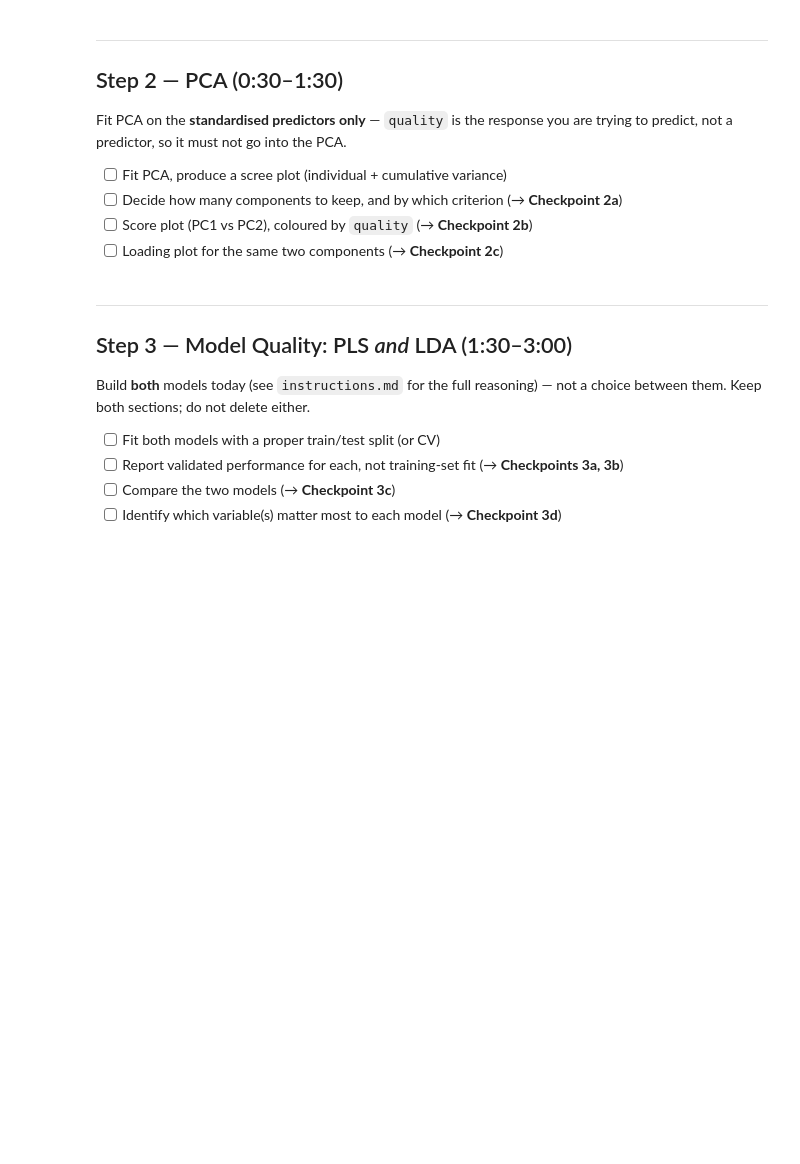
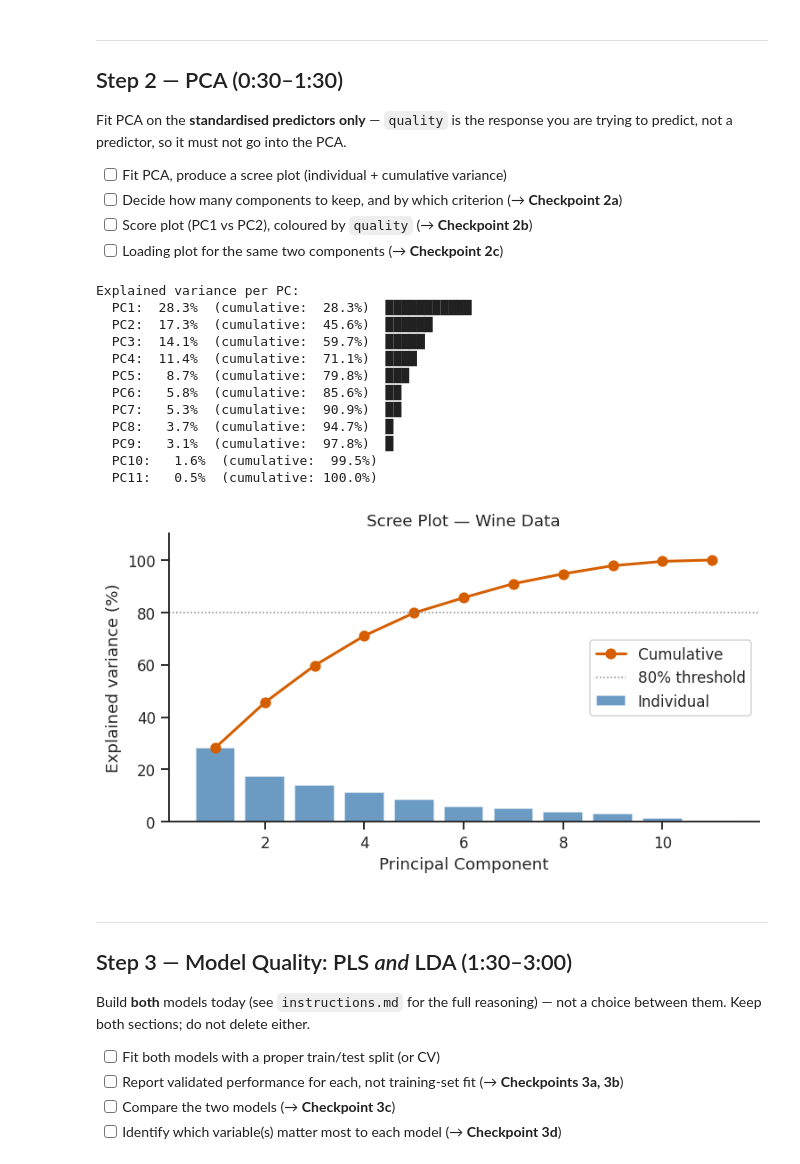
Before and after one commit to fredrik104/1kb570_2026, a Jupyter notebook: Labs/02_modelling_wine_quality/starter_notebook.ipynb, the cells around one changed output. Cells and saved outputs as stored; diff of their text form; code cells hidden in the pictures; blank space fills up the shorter version.

```diff
--- a/Labs/02_modelling_wine_quality/starter_notebook.ipynb
+++ b/Labs/02_modelling_wine_quality/starter_notebook.ipynb
@@ -155,4 +176,15 @@ Amount of rows duplicated:
 # %%
 # TODO: separate predictors (X, the 11 physicochemical columns) from the
 # response (y = quality), then standardise X ready for PCA.
+
+X = df.drop('quality', axis=1)
+#print(X)
+
+scaler = StandardScaler()
+X_scaled = scaler.fit_transform(X)
+
+print('After scaling:')
+print(f'  Mean per variable: {X_scaled.mean(axis=0).round(4)}')
+print(f'  Std  per variable: {X_scaled.std(axis=0).round(4)}')
+
 # Hint: StandardScaler().fit_transform(X) -- do NOT standardise quality itself.
@@ -169,6 +205,43 @@ you are trying to predict, not a predictor, so it must not go into the PCA.
 - [ ] Loading plot for the same two components (→ **Checkpoint 2c**)
 # %%
 # TODO: fit PCA on the standardised predictor matrix
+pca = PCA()
+scores = pca.fit_transform(X_scaled)
+
+explained = pca.explained_variance_ratio_
+cumulative = np.cumsum(explained)
+
+print('Explained variance per PC:')
+for i, (ev, cum) in enumerate(zip(explained, cumulative), 1):
+    bar = '█' * int(ev * 40)
+    print(f'  PC{i}: {ev*100:5.1f}%  (cumulative: {cum*100:5.1f}%)  {bar}')
+
+fig, ax = plt.subplots(figsize=(7, 4))
+ax.bar(range(1, len(explained)+1), explained*100, color='steelblue', alpha=0.8, label='Individual')
+ax.plot(range(1, len(explained)+1), cumulative*100, 'ro-', lw=2, ms=7, label='Cumulative')
+ax.axhline(80, color='gray', ls=':', lw=1, label='80% threshold')
+ax.set_xlabel('Principal Component')
+ax.set_ylabel('Explained variance (%)')
+ax.set_title('Scree Plot — Wine Data')
+ax.legend()
+ax.set_ylim(0, 110)
+sns.despine(ax=ax)
+plt.tight_layout()
+plt.show()
+# %% [output]
+Explained variance per PC:
+  PC1:  28.3%  (cumulative:  28.3%)  ███████████
+  PC2:  17.3%  (cumulative:  45.6%)  ██████
+  PC3:  14.1%  (cumulative:  59.7%)  █████
+  PC4:  11.4%  (cumulative:  71.1%)  ████
+  PC5:   8.7%  (cumulative:  79.8%)  ███
+  PC6:   5.8%  (cumulative:  85.6%)  ██
+  PC7:   5.3%  (cumulative:  90.9%)  ██
+  PC8:   3.7%  (cumulative:  94.7%)  █
+  PC9:   3.1%  (cumulative:  97.8%)  █
+  PC10:   1.6%  (cumulative:  99.5%)
+  PC11:   0.5%  (cumulative: 100.0%)
+[figure, added]
 # %%
 # TODO: scree plot -- individual explained variance (bars) and
 # cumulative explained variance (line), same style as the course notebooks
```
Also changed, not shown: parts of 2 cells of this notebook.
